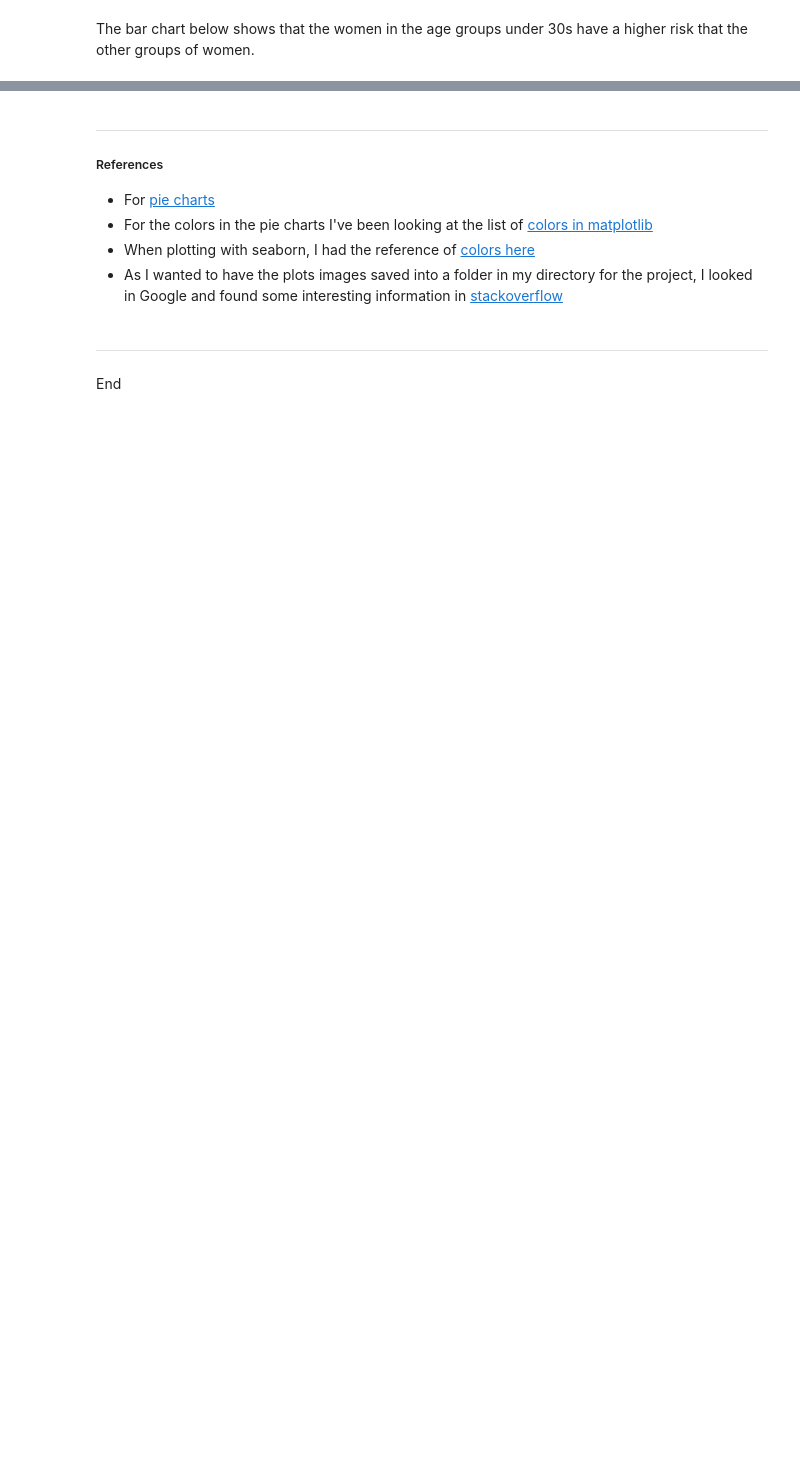
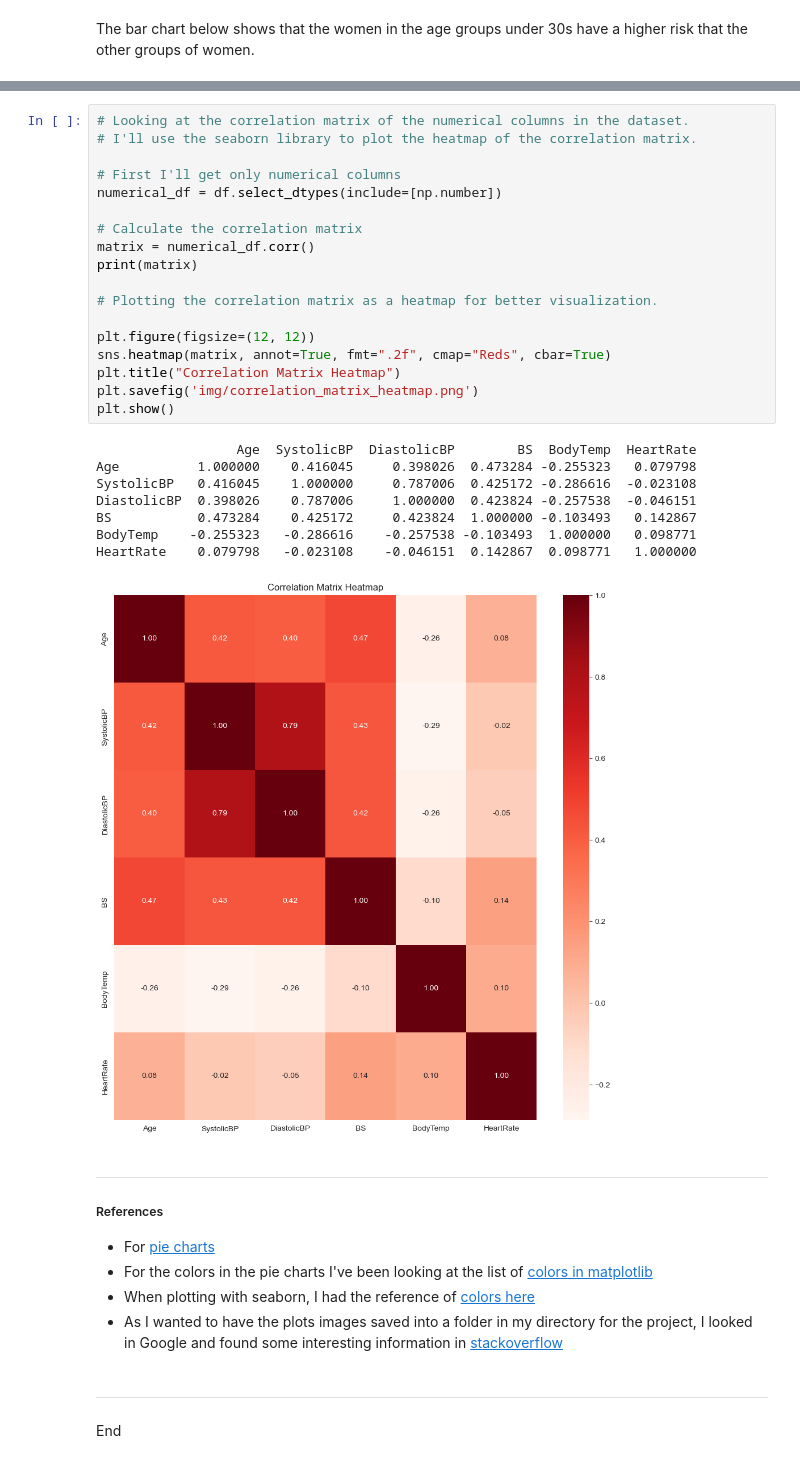
Before and after one commit to Jennyicano/PFDA, a Jupyter notebook: pfda_project/big_project.ipynb, the cells around one changed output, grey strips where cells are left out. Drawn from its saved outputs; the diff is of its cells as text; blank space fills up the shorter version.

Commit message:
updating the correlation matrix between the variables

```diff
--- a/pfda_project/big_project.ipynb
+++ b/pfda_project/big_project.ipynb
@@ -410,3 +426,30 @@ The bar chart below shows that the women in the age groups under 30s have a high
+# %%
+# Looking at the correlation matrix of the numerical columns in the dataset.
+# I'll use the seaborn library to plot the heatmap of the correlation matrix.
+
+# First I'll get only numerical columns
+numerical_df = df.select_dtypes(include=[np.number])
+
+# Calculate the correlation matrix
+matrix = numerical_df.corr()
+print(matrix)
+
+# Plotting the correlation matrix as a heatmap for better visualization.
+
+plt.figure(figsize=(12, 12))
+sns.heatmap(matrix, annot=True, fmt=".2f", cmap="Reds", cbar=True)
+plt.title("Correlation Matrix Heatmap")
+plt.savefig('img/correlation_matrix_heatmap.png')
+plt.show()
+# %% [output]
+                  Age  SystolicBP  DiastolicBP        BS  BodyTemp  HeartRate
+Age          1.000000    0.416045     0.398026  0.473284 -0.255323   0.079798
+SystolicBP   0.416045    1.000000     0.787006  0.425172 -0.286616  -0.023108
+DiastolicBP  0.398026    0.787006     1.000000  0.423824 -0.257538  -0.046151
+BS           0.473284    0.425172     0.423824  1.000000 -0.103493   0.142867
+BodyTemp    -0.255323   -0.286616    -0.257538 -0.103493  1.000000   0.098771
+HeartRate    0.079798   -0.023108    -0.046151  0.142867  0.098771   1.000000
+[figure, added]
 # %% [markdown]
 ************
 ##### References
```
Also changed, not shown: parts of 4 cells of this notebook, 3 other files.
